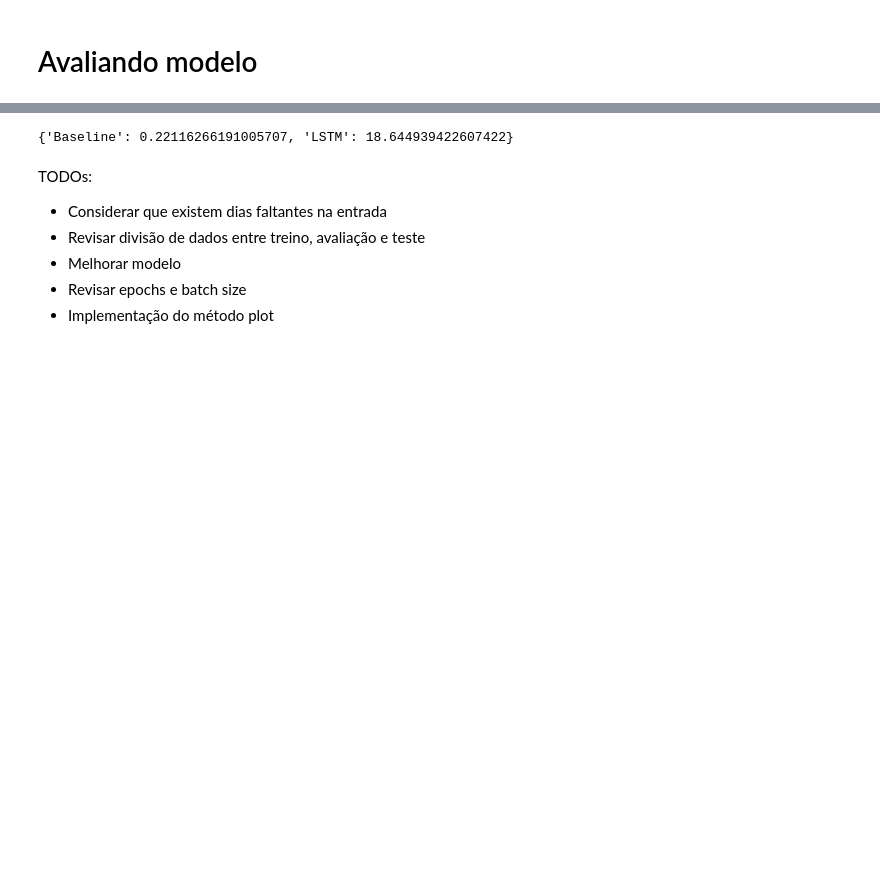
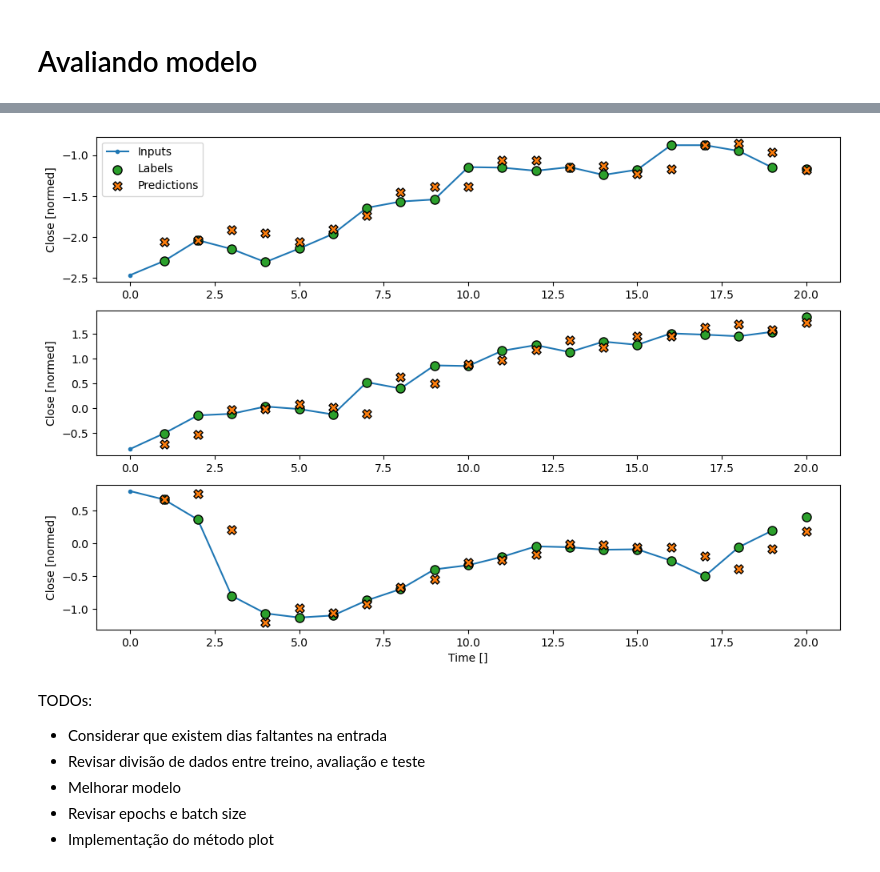
Before and after one commit to lmcosta10/stock-prediction, a Jupyter notebook: notebook.ipynb, the cells around one changed output, grey strips where cells are left out. Cells and saved outputs as stored; diff of their text form; code cells hidden in the pictures; blank space fills up the shorter version.

```diff
--- a/notebook.ipynb
+++ b/notebook.ipynb
@@ -226,7 +241,9 @@ Foi implementada uma RNN, adequada para predição de séries temporais.
 # %%
 model = tf.keras.models.Sequential()
 
-model.add(tf.keras.layers.LSTM(units=32, return_sequences=False))
+model.add(tf.keras.layers.LSTM(units=32, return_sequences=True))
+
+model.add(tf.keras.layers.LSTM(units=32, return_sequences=True))
 
 model.add(tf.keras.layers.Dense(units=1))
 
@@ -250,8 +267,8 @@ performance['LSTM'] = model.evaluate(w1.test)
 # %%
 performance
-# w1.plot(model)
+w1.plot(model)
 # %% [output]
-{'Baseline': 0.22116266191005707, 'LSTM': 18.644939422607422}
+[figure, added]
 # %% [markdown]
 TODOs:
 - Considerar que existem dias faltantes na entrada
```
Also changed, not shown: parts of 9 cells of this notebook.
